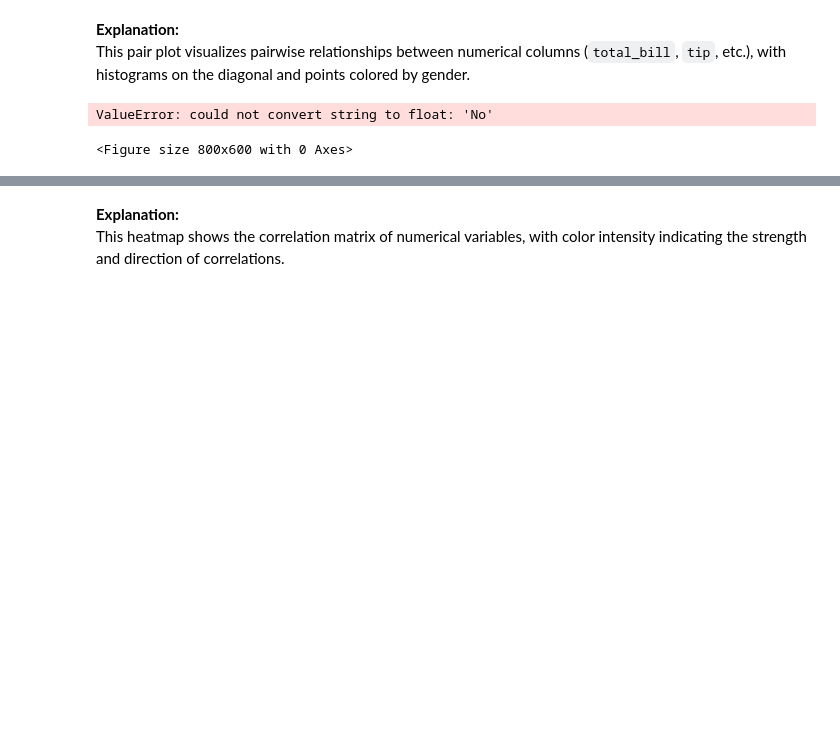
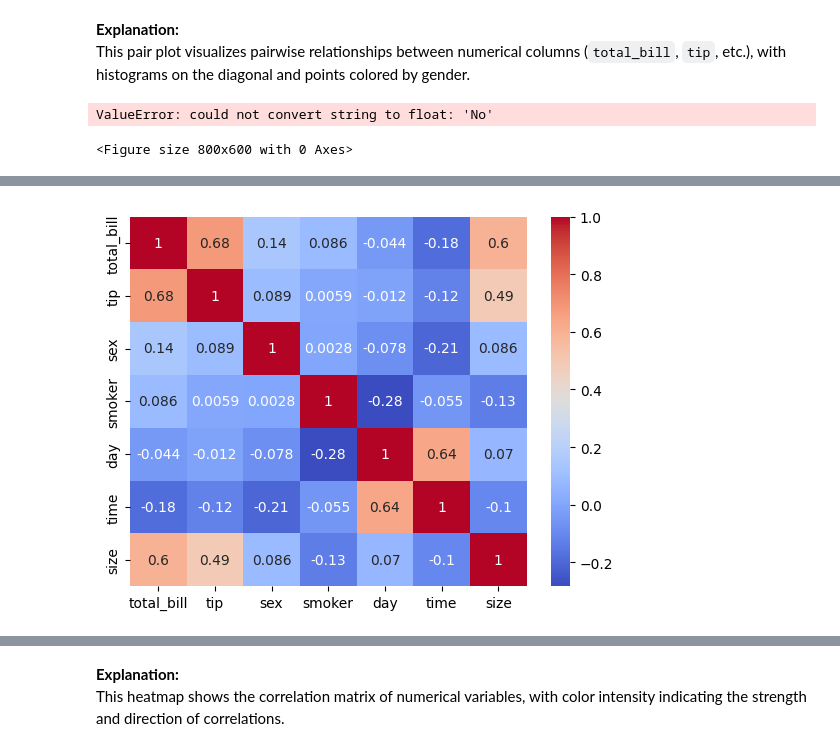
Before and after one commit to laibabatool/Exploratory-Data-Analysis, a Jupyter notebook: Seaborn_Plots_Notebook.ipynb, the cells around one changed output, grey strips where cells are left out. Cells and saved outputs as stored; diff of their text form; code cells hidden in the pictures; blank space fills up the shorter version.

```diff
--- a/Seaborn_Plots_Notebook.ipynb
+++ b/Seaborn_Plots_Notebook.ipynb
@@ -77,0 +109,15 @@ ValueError: could not convert string to float: 'No'
+# %%
+from sklearn.preprocessing import LabelEncoder
+
+# Encode categorical columns
+encoded_df = tips.copy()
+label_encoder = LabelEncoder()
+
+for column in ['sex', 'smoker', 'day', 'time']:
+    encoded_df[column] = label_encoder.fit_transform(encoded_df[column])
+
+# Plot heatmap with the encoded data
+sns.heatmap(encoded_df.corr(), annot=True, cmap="coolwarm")
+plt.show()
+# %% [output]
+[figure, added]
```
Also changed, not shown: parts of 10 cells of this notebook.
